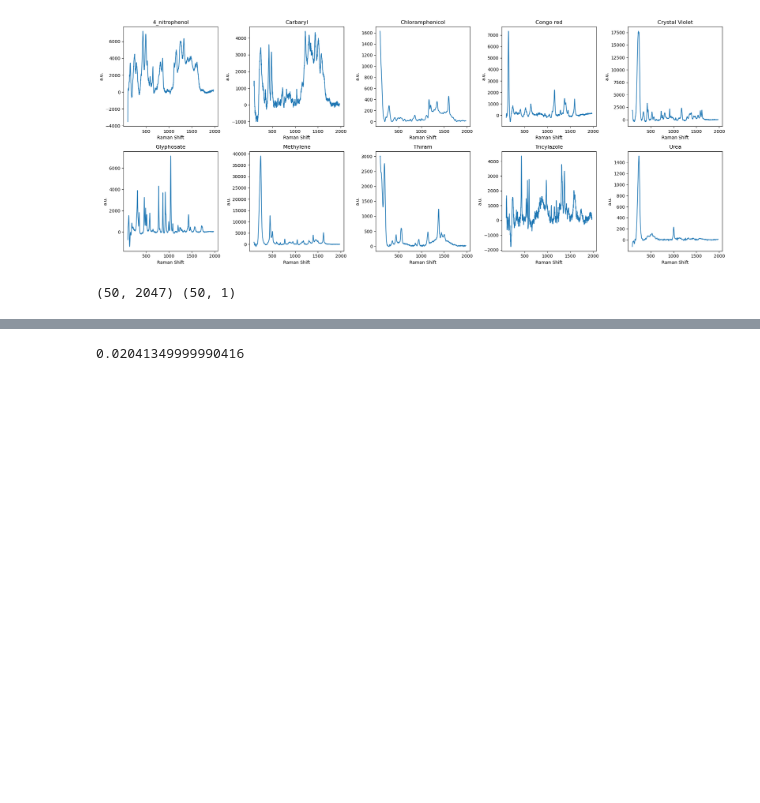
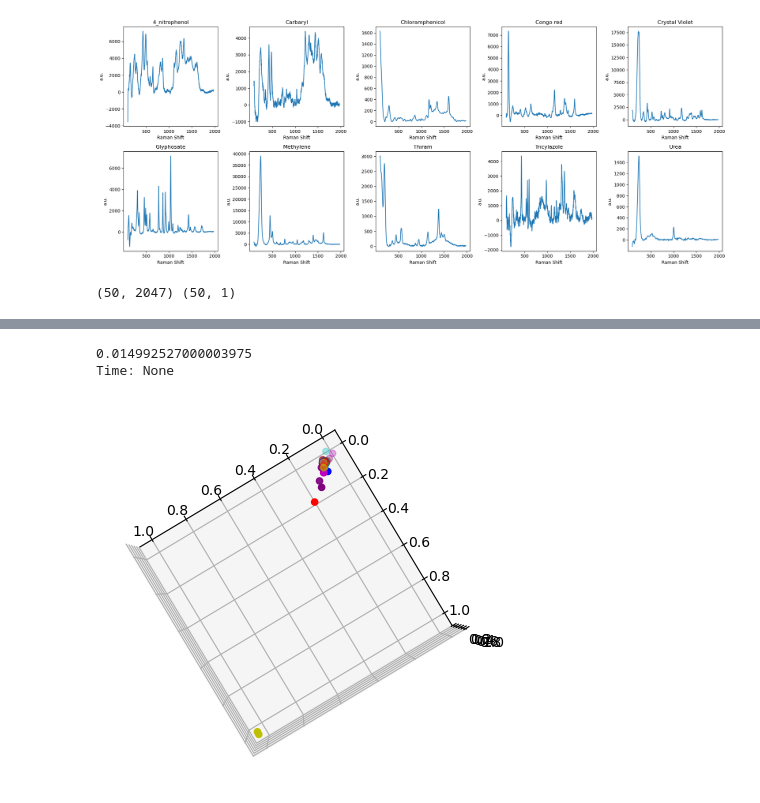
Before and after one commit to qkhanh711/NanoClassification, a Jupyter notebook: NANO.ipynb, the cells around one changed output, grey strips where cells are left out. Cells and saved outputs as stored; diff of their text form; code cells hidden in the pictures; blank space fills up the shorter version.

```diff
--- a/NANO.ipynb
+++ b/NANO.ipynb
@@ -32,7 +32,7 @@ X_max = X.max(axis=0, keepdims=True)
 X_mean = np.mean(X)
 X_std = np.std(X)
 # %%
-X= Norm(X, X_min, X_max, X_mean, X_std)
+# X= Norm(X, X_min, X_max, X_mean, X_std)
 # %%
 from sklearn.model_selection import train_test_split
 
@@ -148,16 +143,13 @@ calculate_time(SVC(), X_train_AE, y_train)
 # %%
+def U_for_pca(X, X_mean, n_components=1):
+    X_hat = X - X_mean
+    pca = PCA(n_components=n_components)
+    pca.fit(X_hat)
+    U = pca.components_.T
+    return U
 
-n_compnents = 16
-X = np_to_tensor(X_train).numpy()
-X_mean = np.mean(X, axis=0)
-X_hat = X - X_mean
-
-pca = PCA(n_components=n_compnents)
-pca.fit(np_to_tensor(X_train))
-U = pca.components_.T
-
-X_train_PCA = np.dot(U.T, X_hat.T).T
-
-calculate_time(SVC(), X_train_PCA, y_train)
+def pca(X, y, X_mean, U):
+    X_hat = X - X_mean
+    X_PCA = np.dot(U.T, X_hat.T).T
+    print(f"Time: {calculate_time(SVC(), X_PCA, y)}")
+    return X_PCA
-# %% [output]
-0.02041349999990416
@@ -163,0 +158,9 @@ calculate_time(SVC(), X_train_PCA, y_train)
+# %%
+X_train_PCA = pca(X_train, y_train, X_mean, U)
+# %% [output]
+0.014992527000003975
+Time: None
+# %%
+visualize(X, y, option = '3d', eval = 90, azim = 60, legend = False)
+# %% [output]
+[figure, added]
```
Also changed, not shown: parts of 13 cells of this notebook, 1 other file.
